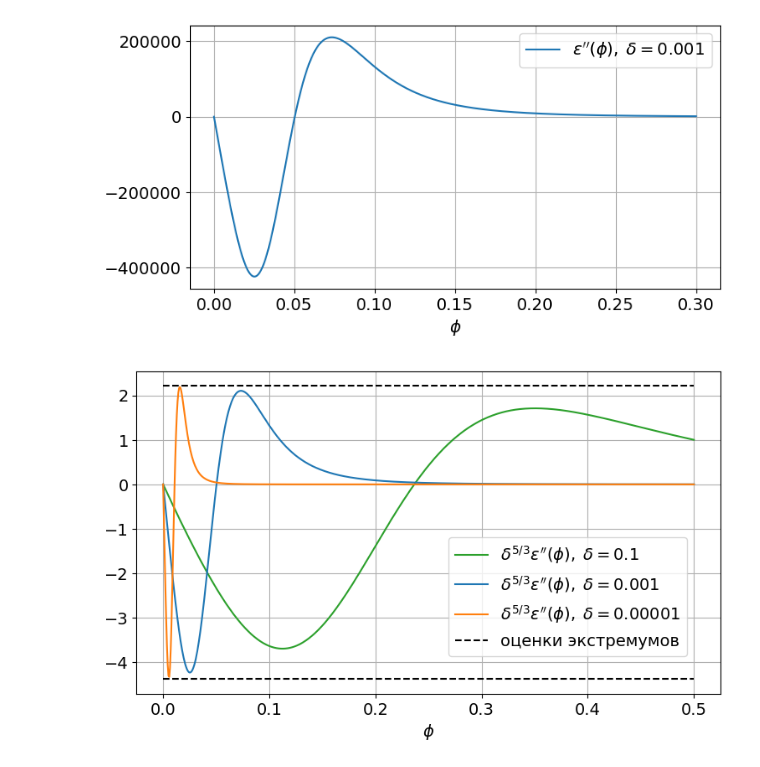
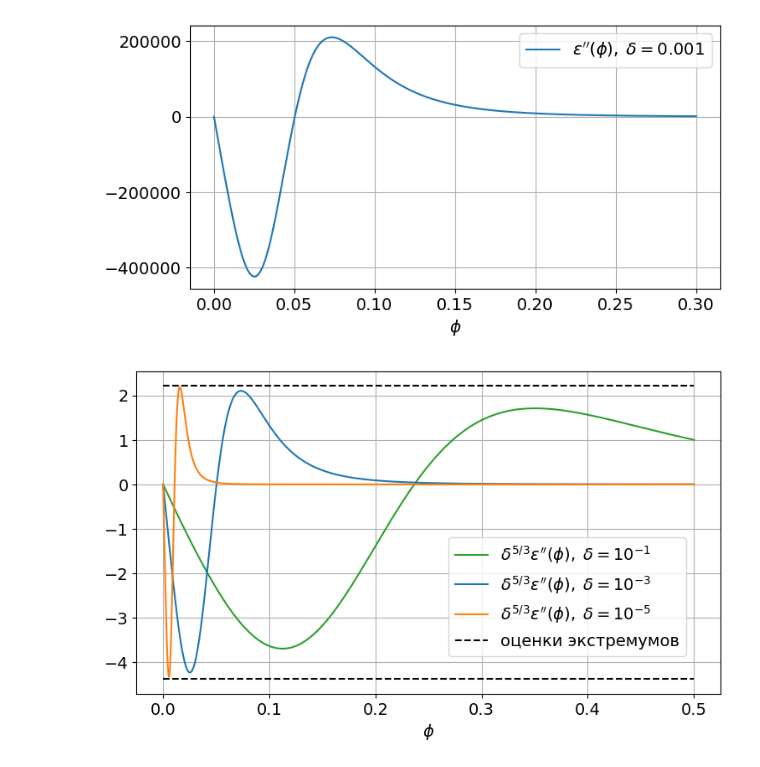
Before and after one commit to ponomarevandr/disruption, a Jupyter notebook: one_dim_problem/experiments/scheme_stability/scheme_stability_bounds.ipynb, the cells around one changed output. Cells and saved outputs as stored; diff of their text form; code cells hidden in the pictures.

```diff
--- a/one_dim_problem/experiments/scheme_stability/scheme_stability_bounds.ipynb
+++ b/one_dim_problem/experiments/scheme_stability/scheme_stability_bounds.ipynb
@@ -32,19 +32,19 @@ plt.show()
 # %%
 phi = np.linspace(0, 0.5, 700)
 plt.figure(figsize=(9, 5))
 plt.grid(True)
 plt.xlabel('$\phi$')
 plt.plot(phi, 0.1 ** (5/3) * eps_phi_phi(0.1, phi), color='C2')
 plt.plot(phi, 0.001 ** (5/3) * eps_phi_phi(0.001, phi), color='C0')
 plt.plot(phi, 0.00001 ** (5/3) * eps_phi_phi(0.00001, phi), color='C1')
 plt.plot([0, 0.5], 2 * [2.2161], '--', color='black')
 plt.plot([0, 0.5], 2 * [-4.3782], '--', color='black')
 plt.legend([
-    '$\delta^{5/3} \epsilon\'\'(\phi), \; \delta = 0.1$',
-    '$\delta^{5/3} \epsilon\'\'(\phi), \; \delta = 0.001$',
-    '$\delta^{5/3} \epsilon\'\'(\phi), \; \delta = 0.00001$',
+    '$\delta^{5/3} \epsilon\'\'(\phi), \; \delta = 10^{-1}$',
+    '$\delta^{5/3} \epsilon\'\'(\phi), \; \delta = 10^{-3}$',
+    '$\delta^{5/3} \epsilon\'\'(\phi), \; \delta = 10^{-5}$',
     'оценки экстремумов'
 ], bbox_to_anchor=(0.52, 0.51), loc="upper left")
 plt.show()
 # %% [output]
-[figure, old version]
+[figure, new version]
```
Also changed, not shown: 11 other files.
